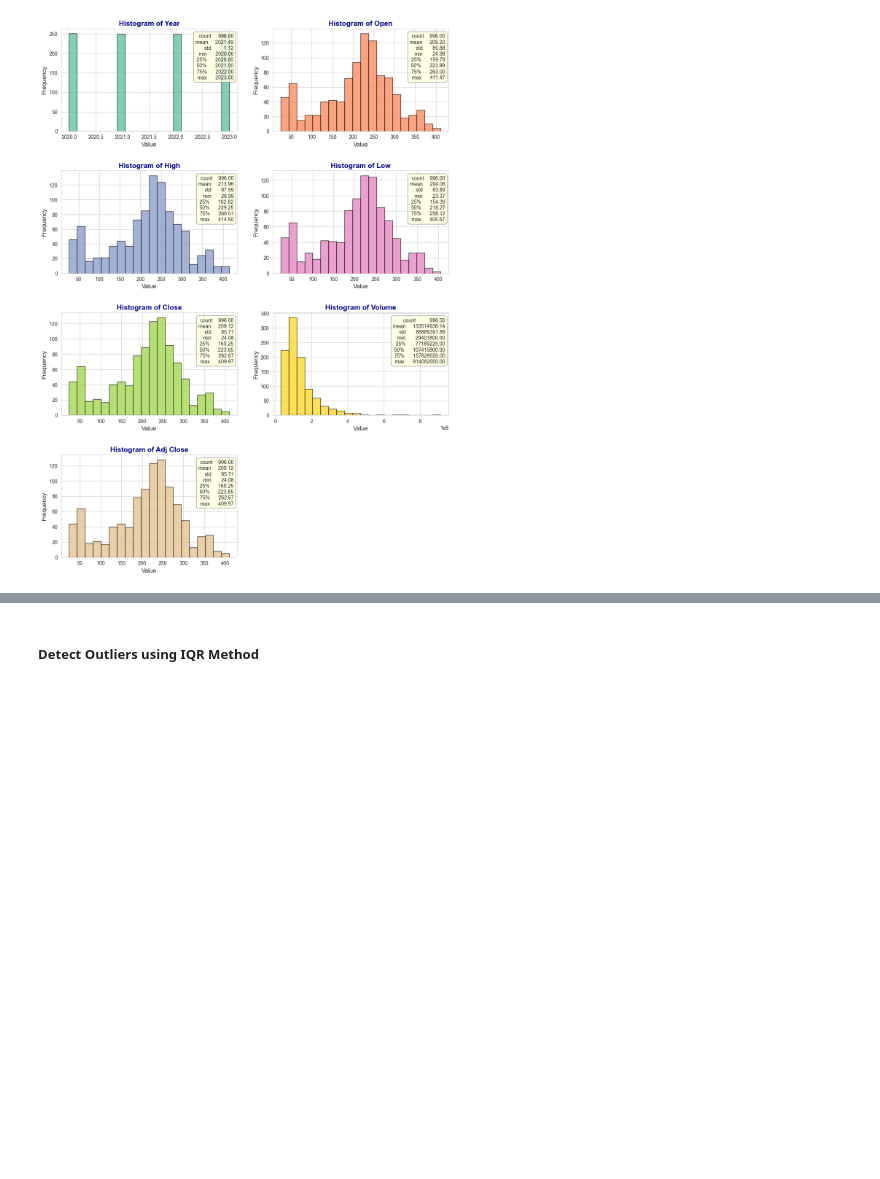
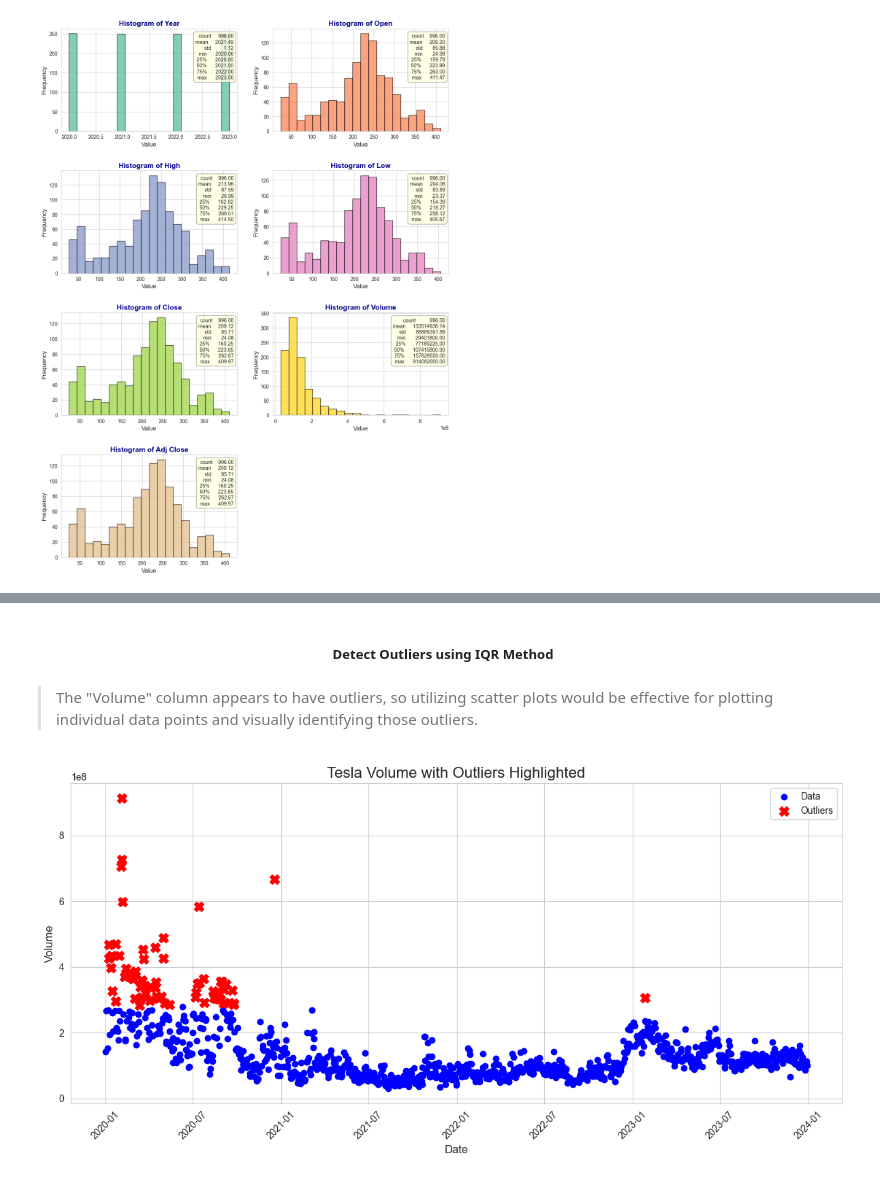
Before and after one commit to Himanshupegu/Data-Visualization-Mini-Project-1-, a Jupyter notebook: Mini Project.ipynb, the cells around one changed output, grey strips where cells are left out. Cells and saved outputs as stored; diff of their text form; code cells hidden in the pictures; blank space fills up the shorter version.

```diff
--- a/Mini Project.ipynb
+++ b/Mini Project.ipynb
@@ -194,5 +212,7 @@ plt.show()
 # %% [markdown]
-##### Detect Outliers using IQR Method
+##### <center>Detect Outliers using IQR Method</center>
+# %% [markdown]
+> The "Volume" column appears to have outliers, so utilizing scatter plots would be effective for plotting individual data points and visually identifying those outliers.
 # %%
 def detect_outliers_iqr(df, column):
     Q1 = df[column].quantile(0.25)
@@ -205,34 +225,35 @@ def detect_outliers_iqr(df, column):
 # %%
 tesla_df_copy = tesla_df.copy()
 
 tesla_df_copy["Date"] = pd.to_datetime(tesla_df_copy["Date"])
 
-# Detect outliers in 'Close' column
+# Detect outliers in 'Volume' column
 outliers = detect_outliers_iqr(tesla_df_copy, "Volume")
 
 # Plot data and outliers
 plt.figure(figsize=(12, 6))
 plt.scatter(tesla_df_copy["Date"], tesla_df_copy["Volume"], label="Data", color="blue")
 plt.scatter(
     outliers["Date"],
     outliers["Volume"],
     label="Outliers",
     color="red",
     marker="X",
     s=100,
 )
 
 # Customize plot
-plt.title("Tesla Closing Prices with Outliers Highlighted", fontsize=16)
+plt.title("Tesla Volume with Outliers Highlighted", fontsize=16)
 plt.xlabel("Date", fontsize=12)
-plt.ylabel("Closing Price", fontsize=12)
+plt.ylabel("Volume", fontsize=12)
 plt.legend()
 plt.grid(True)
 plt.xticks(rotation=45)
 
-# Show plot
 plt.tight_layout()
 plt.show()
+# %% [output]
+[figure, added]
 # %%
 # Detect and display outliers for each column
 for column in tesla_df_copy:
```
Also changed, not shown: parts of 55 cells of this notebook, 1 other file.
